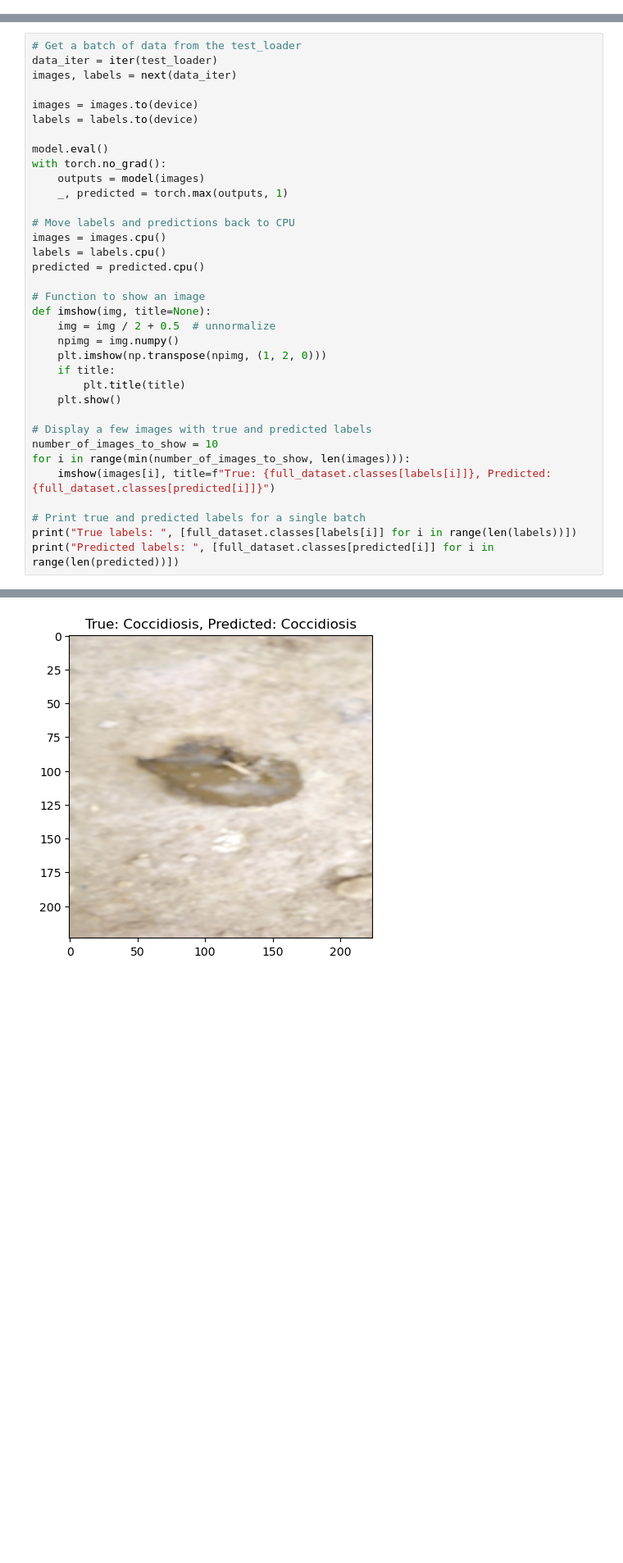
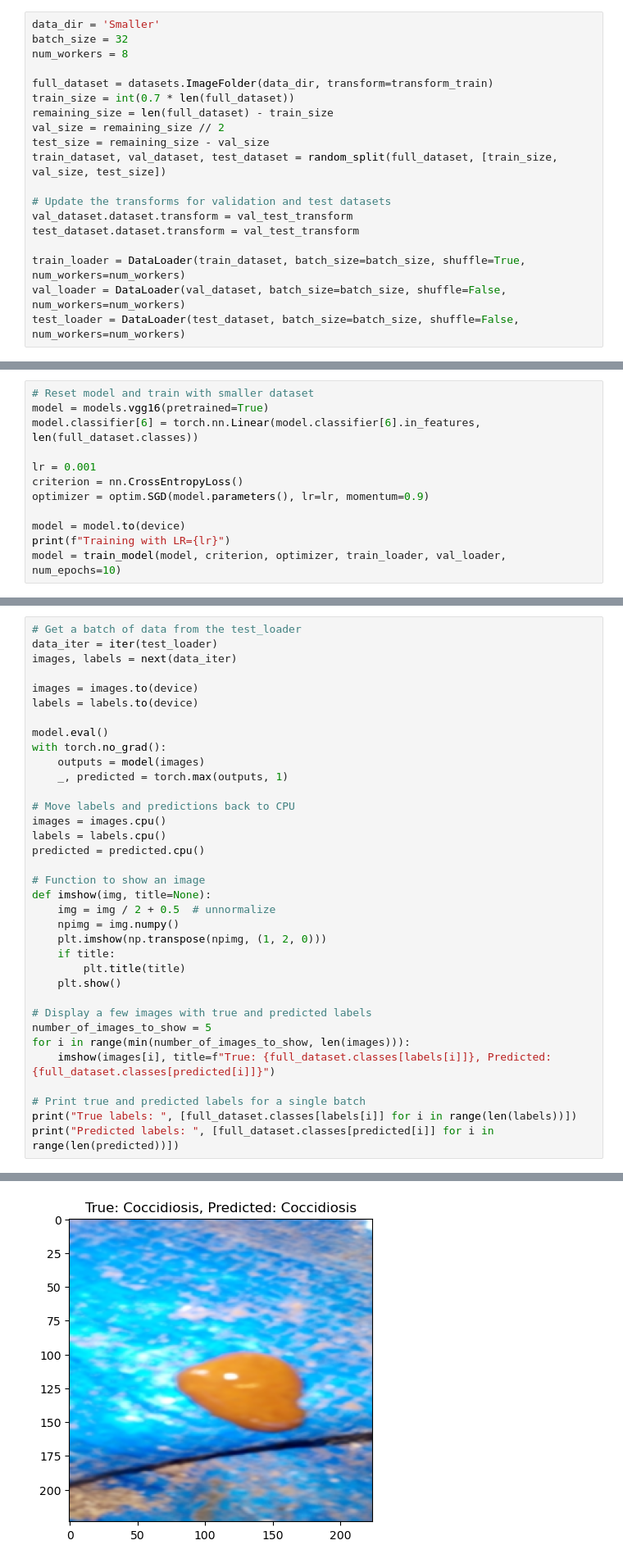
Before and after one commit to CheckinChickens/gmm-komandine, a Jupyter notebook: VGG/vgg.ipynb, the cells around one changed output, grey strips where cells are left out. Shown at 82% size. Drawn from its saved outputs; the diff is of its cells as text; blank space fills up the shorter version.

Commit message:
Updated VGG16 with graphs

```diff
--- a/VGG/vgg.ipynb
+++ b/VGG/vgg.ipynb
@@ -266,2 +272,21 @@ model.load_state_dict(torch.load('poultry_disease_vgg-larger.pth', map_location=
 # %% [output]
 <All keys matched successfully>
+# %%
+data_dir = 'Smaller'
+batch_size = 32
+num_workers = 8
+
+full_dataset = datasets.ImageFolder(data_dir, transform=transform_train)
+train_size = int(0.7 * len(full_dataset))
+remaining_size = len(full_dataset) - train_size
+val_size = remaining_size // 2
+test_size = remaining_size - val_size
+train_dataset, val_dataset, test_dataset = random_split(full_dataset, [train_size, val_size, test_size])
+
+# Update the transforms for validation and test datasets
+val_dataset.dataset.transform = val_test_transform
+test_dataset.dataset.transform = val_test_transform
+
+train_loader = DataLoader(train_dataset, batch_size=batch_size, shuffle=True, num_workers=num_workers)
+val_loader = DataLoader(val_dataset, batch_size=batch_size, shuffle=False, num_workers=num_workers)
+test_loader = DataLoader(test_dataset, batch_size=batch_size, shuffle=False, num_workers=num_workers)
@@ -267,0 +323,12 @@ model.load_state_dict(torch.load('poultry_disease_vgg-larger.pth', map_location=
+# %%
+# Reset model and train with smaller dataset
+model = models.vgg16(pretrained=True)
+model.classifier[6] = torch.nn.Linear(model.classifier[6].in_features, len(full_dataset.classes))
+
+lr = 0.001
+criterion = nn.CrossEntropyLoss()
+optimizer = optim.SGD(model.parameters(), lr=lr, momentum=0.9)
+
+model = model.to(device)
+print(f"Training with LR={lr}")
+model = train_model(model, criterion, optimizer, train_loader, val_loader, num_epochs=10)
@@ -338,7 +428,7 @@ def imshow(img, title=None):
     plt.show()
 
 # Display a few images with true and predicted labels
-number_of_images_to_show = 10
+number_of_images_to_show = 5
 for i in range(min(number_of_images_to_show, len(images))):
     imshow(images[i], title=f"True: {full_dataset.classes[labels[i]]}, Predicted: {full_dataset.classes[predicted[i]]}")
 
@@ -351 +441 @@ print("Predicted labels: ", [full_dataset.classes[predicted[i]] for i in range(l
-[figure, old version]
+[figure, new version]
```
Also changed, not shown: parts of 17 cells of this notebook, 1 other file.
